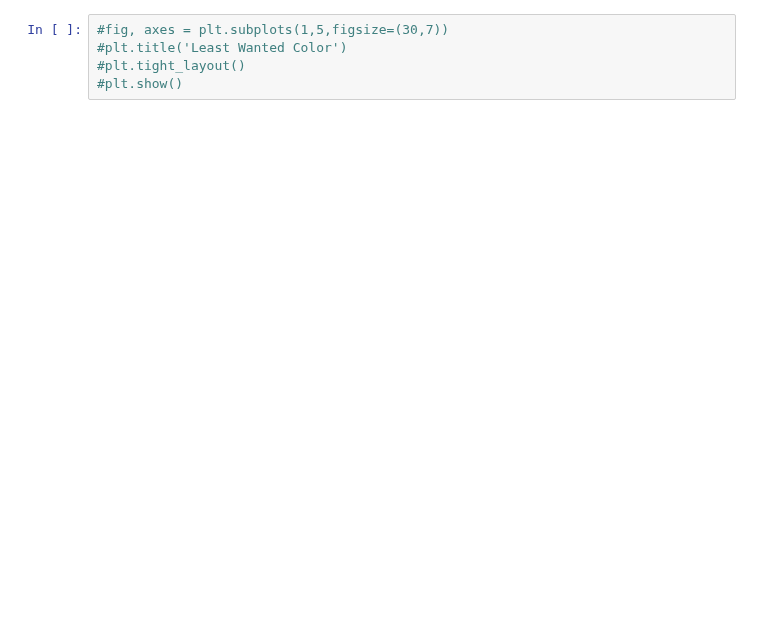
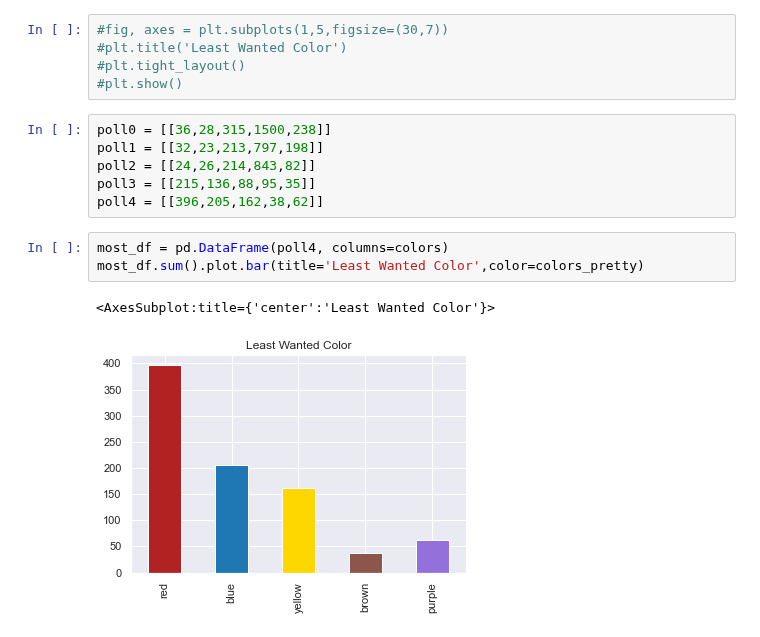
Before and after one commit to charzho/fiveflushes, a Jupyter notebook: five_flushes.ipynb, the cells around one changed output. Drawn from its saved outputs; the diff is of its cells as text; blank space fills up the shorter version.

```diff
--- a/five_flushes.ipynb
+++ b/five_flushes.ipynb
@@ -80,3 +89,15 @@ least_wanted_graph(players, colors, colors_pretty)
 #plt.title('Least Wanted Color')
 #plt.tight_layout()
 #plt.show()
+# %%
+poll0 = [[36,28,315,1500,238]]
+poll1 = [[32,23,213,797,198]]
+poll2 = [[24,26,214,843,82]]
+poll3 = [[215,136,88,95,35]]
+poll4 = [[396,205,162,38,62]]
+# %%
+most_df = pd.DataFrame(poll4, columns=colors)
+most_df.sum().plot.bar(title='Least Wanted Color',color=colors_pretty)
+# %% [output]
+<AxesSubplot:title={'center':'Least Wanted Color'}>
+[figure, added]
```
Also changed, not shown: parts of 4 cells of this notebook.
